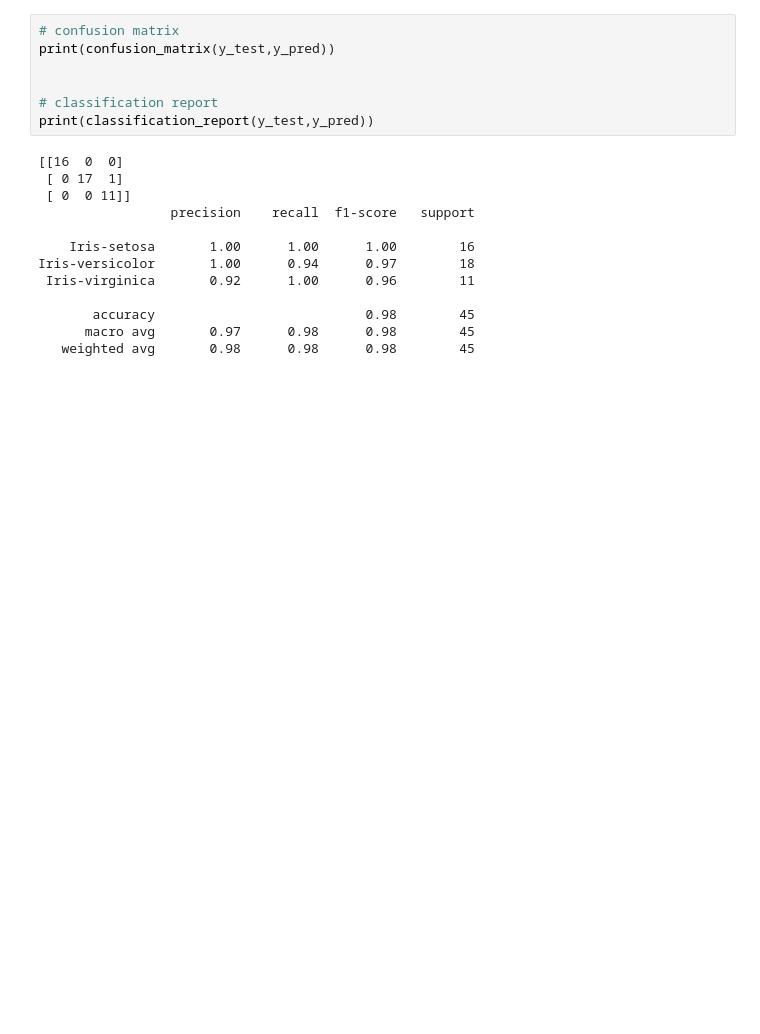
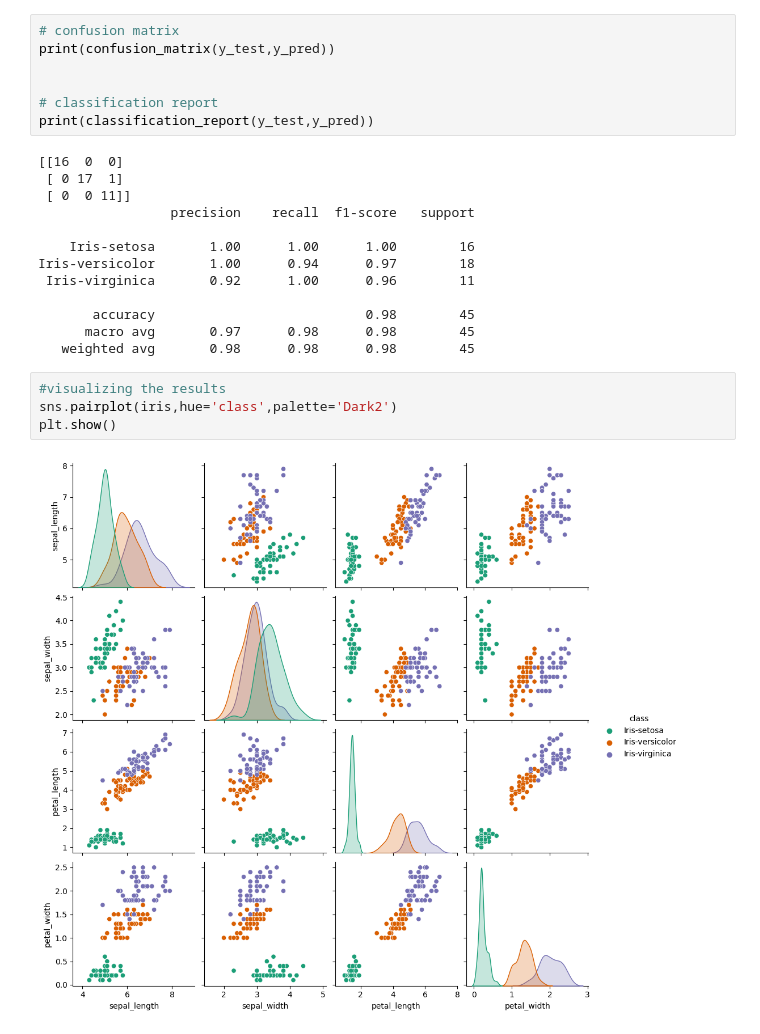
Before and after one commit to BigRathna/iris, a Jupyter notebook: iris_plant.ipynb, the cells around one changed output. Saved outputs shown, nothing was run; the diff lists cells and outputs as text; blank space fills up the shorter version.

```diff
--- a/iris_plant.ipynb
+++ b/iris_plant.ipynb
@@ -69,3 +69,9 @@ Iris-versicolor       1.00      0.94      0.97        18
        accuracy                           0.98        45
       macro avg       0.97      0.98      0.98        45
    weighted avg       0.98      0.98      0.98        45
+# %%
+#visualizing the results
+sns.pairplot(iris,hue='class',palette='Dark2')
+plt.show()
+# %% [output]
+[figure, added]
```
Also changed, not shown: parts of 1 cell of this notebook.
